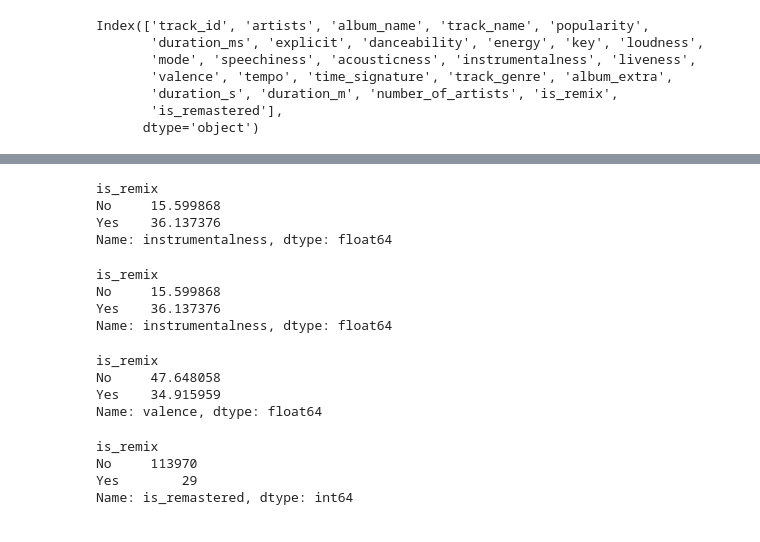
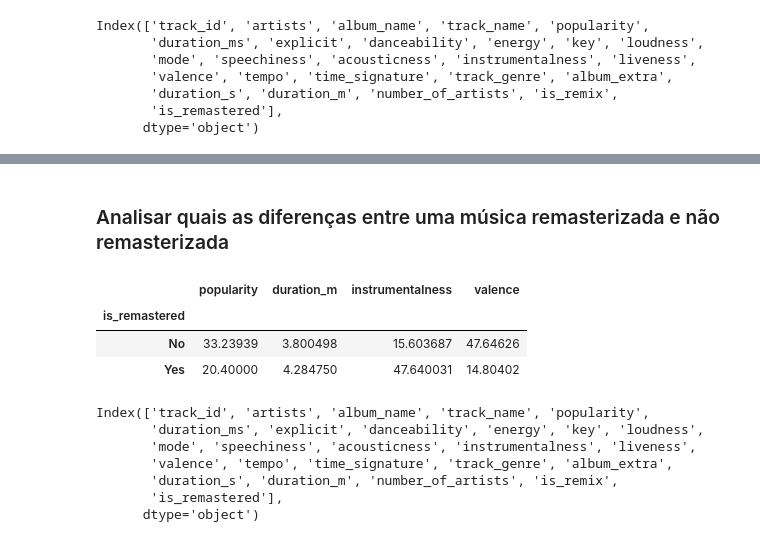
Before and after one commit to alvaroDatlo/analise_spotify, a Jupyter notebook: main.ipynb, the cells around one changed output, grey strips where cells are left out. Cells and saved outputs as stored; diff of their text form; code cells hidden in the pictures.

```diff
--- a/main.ipynb
+++ b/main.ipynb
@@ -300,28 +333,19 @@ Name: popularity, dtype: float64
+# %% [markdown]
+### Analisar quais as diferenças entre uma música remasterizada e não remasterizada
 # %%
-df.groupby('is_remix').duration_m.mean()
+df.groupby('is_remastered')[['popularity','duration_m', 'instrumentalness', 'valence']].mean()
 # %% [output]
-is_remix
-No     15.599868
-Yes    36.137376
-Name: instrumentalness, dtype: float64
+|  | popularity | duration_m | instrumentalness | valence |
+| is_remastered |  |  |  |  |
+| No | 33.23939 | 3.800498 | 15.603687 | 47.64626 |
+| Yes | 20.40000 | 4.284750 | 47.640031 | 14.80402 |
-# %%
-df.groupby('is_remix').instrumentalness.mean()
-# %% [output]
-is_remix
-No     15.599868
-Yes    36.137376
-Name: instrumentalness, dtype: float64
-# %%
-df.groupby('is_remix').valence.mean()
-# %% [output]
-is_remix
-No     47.648058
-Yes    34.915959
-Name: valence, dtype: float64
-# %%
-df.groupby('is_remix').is_remastered.count()
-# %% [output]
-is_remix
-No     113970
-Yes        29
-Name: is_remastered, dtype: int64
+# %%
+df.columns
+# %% [output]
+Index(['track_id', 'artists', 'album_name', 'track_name', 'popularity',
+       'duration_ms', 'explicit', 'danceability', 'energy', 'key', 'loudness',
+       'mode', 'speechiness', 'acousticness', 'instrumentalness', 'liveness',
+       'valence', 'tempo', 'time_signature', 'track_genre', 'album_extra',
+       'duration_s', 'duration_m', 'number_of_artists', 'is_remix',
+       'is_remastered'],
+      dtype='object')
```
Also changed, not shown: parts of 12 cells of this notebook.
